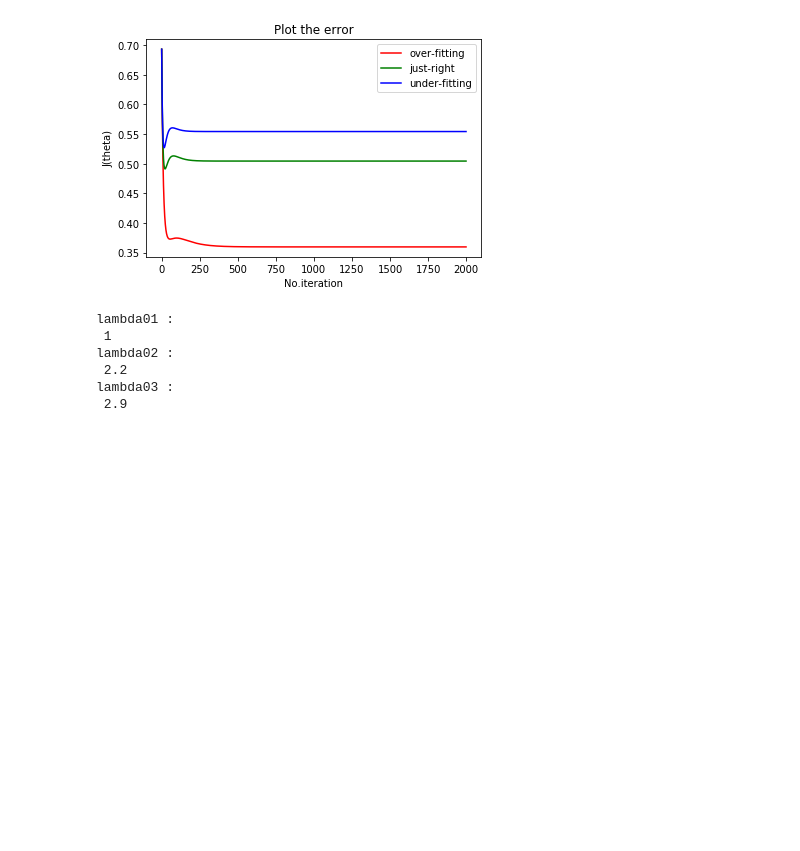
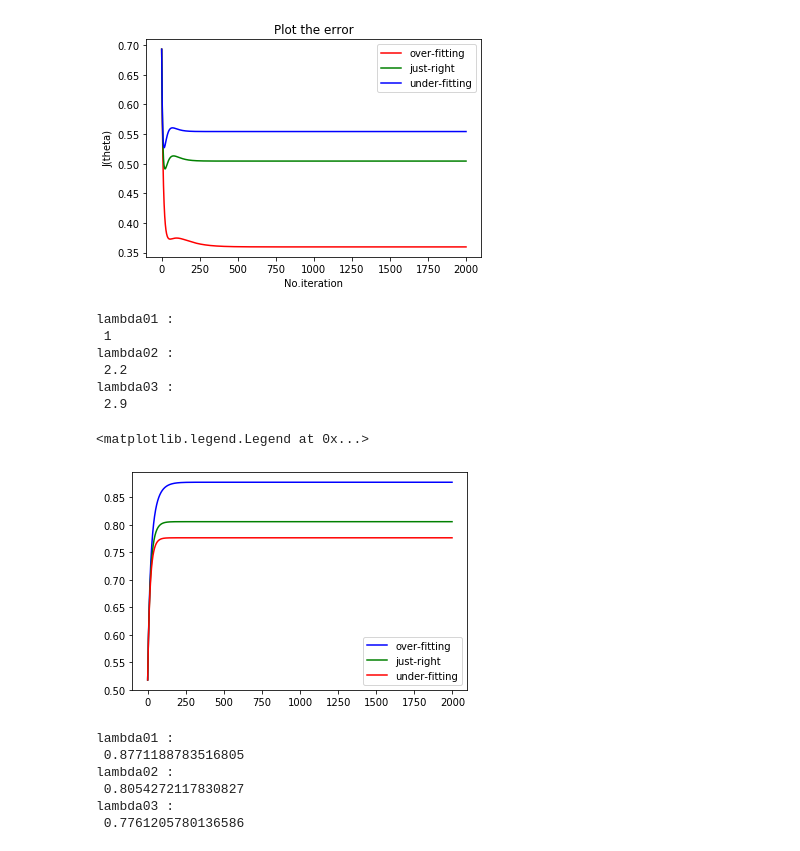
Before and after one commit to cheonginho/Machine-Learing, a Jupyter notebook: ML-assignment07.ipynb, the cells around one changed output. Saved outputs shown, nothing was run; the diff lists cells and outputs as text; code cells hidden in the pictures; blank space fills up the shorter version.

Commit message:
Plot the training error  regularization parameters

```diff
--- a/ML-assignment07.ipynb
+++ b/ML-assignment07.ipynb
@@ -91,7 +86,7 @@ def gradient_descent(X,label,theta,iterations,alpha,reg):
         error = sig- label
         accuracy_history.append(sig)
         cost_history.append(cost(theta,X,label,reg))
-        theta = theta - (alpha*(1/m)*np.dot(X.T,error)+(reg / m)*theta)
+        theta = theta - (alpha*((1/m)*np.matmul(X.T,error)+(reg / m)*theta))
         theta_history.append(theta)
     return theta_history, cost_history , accuracy_history , reg
 # %%
@@ -139,3 +134,50 @@ lambda02 :
  2.2
 lambda03 :
  2.9
+# %%
+accuracy = []
+correct = 0
+for i in range(1,2000):
+    k = 0
+    correct=0
+    for j in range(118):
+        if(((accuracy_history01[i][j][k] <= 0.5) and (label[k] == 0)) and ((accuracy_history01[i][j][k] > 0.5) and (label[k] == 1))):
+            correct = correct + 1
+            k = k+1
+        else:
+            continue
+    accuracy.append(correct)
+# %%
+accuracy01 = []
+accuracy02 = []
+accuracy03 = []
+j =0
+for i in range(1,iteration):
+    a = accuracy_history01[i][0][0]
+    b = accuracy_history02[i][0][0]
+    c = accuracy_history03[i][0][0]
+    accuracy01.append(a)
+    accuracy02.append(b)
+    accuracy03.append(c)
+# %%
+plt.plot(accuracy01,c='b',label='over-fitting')
+plt.plot(accuracy02,c='g',label='just-right')
+plt.plot(accuracy03,c='r',label='under-fitting')
+plt.legend()
+# %% [output]
+<matplotlib.legend.Legend at 0x...>
+[figure, added]
+# %%
+print("lambda01 :")
+prRed(accuracy01[-1])
+print("lambda02 :")
+prGreen(accuracy02[-1])
+print("lambda03 :")
+prBlue(accuracy03[-1])
+# %% [output]
+lambda01 :
+ 0.8771188783516805
+lambda02 :
+ 0.8054272117830827
+lambda03 :
+ 0.7761205780136586
```
Also changed, not shown: parts of 11 cells of this notebook.
